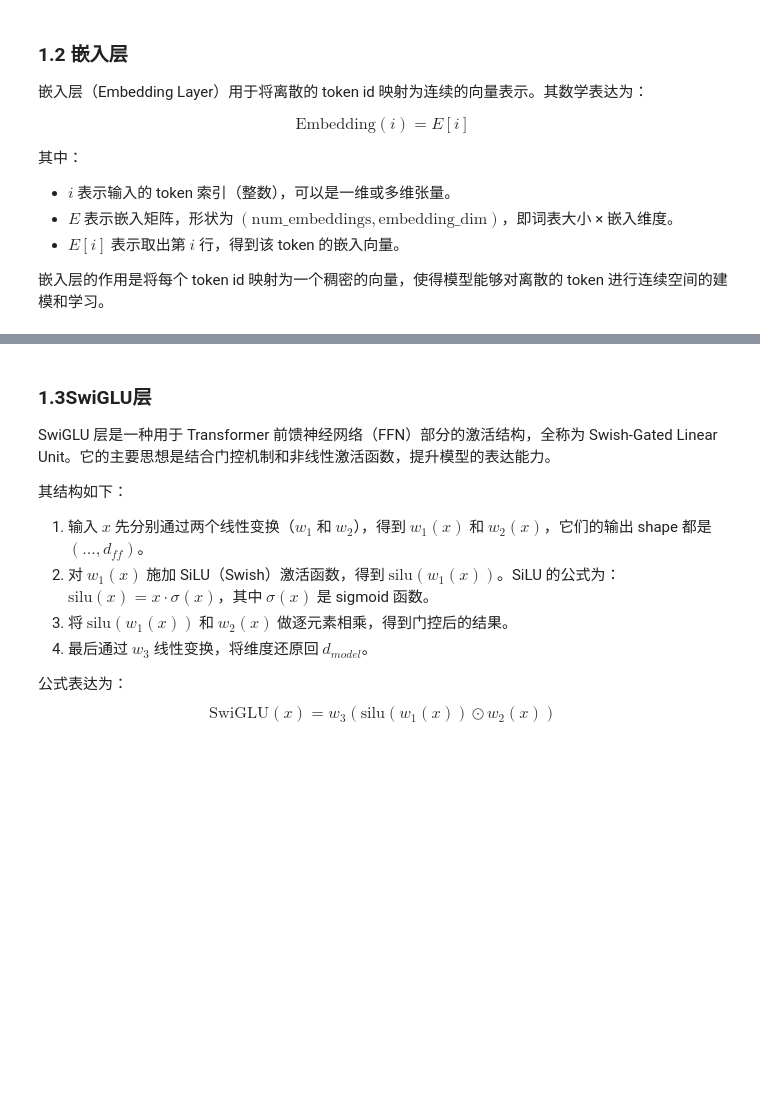
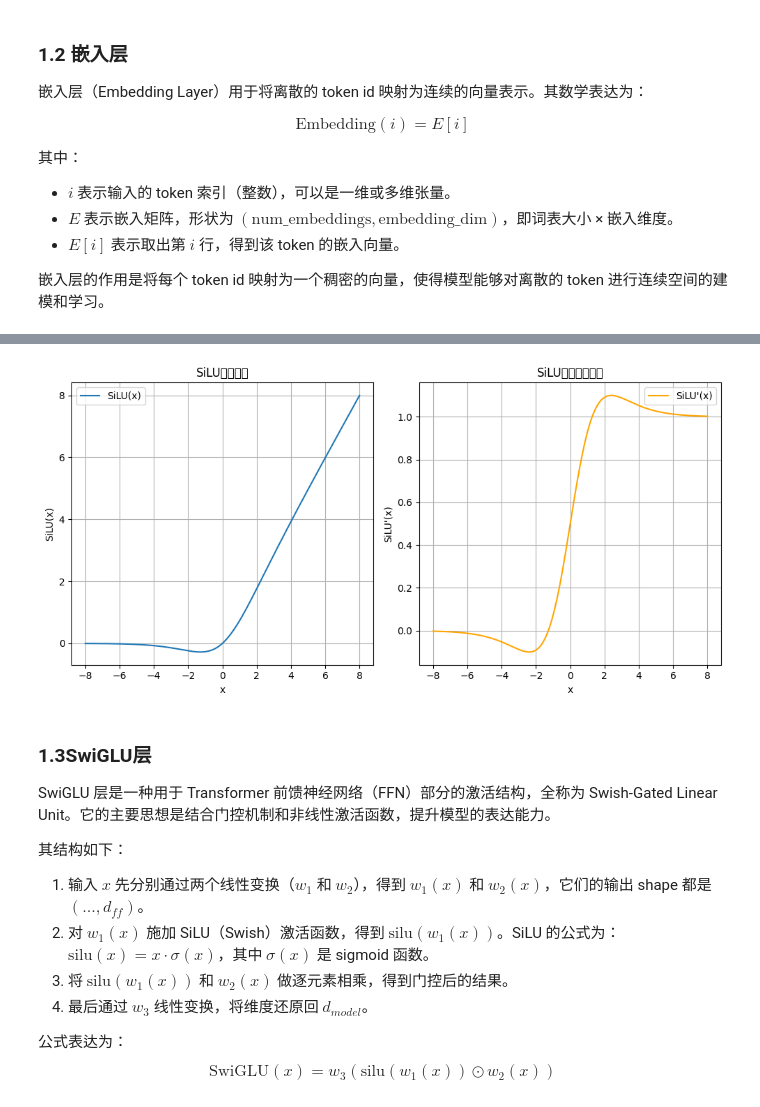
Before and after one commit to helloooooooooooooo97/cs336, a Jupyter notebook: note/1.2_transformer.ipynb, the cells around one changed output, grey strips where cells are left out. Saved outputs shown, nothing was run; the diff lists cells and outputs as text; code cells hidden in the pictures; blank space fills up the shorter version.

```diff
--- a/note/1.2_transformer.ipynb
+++ b/note/1.2_transformer.ipynb
@@ -36,3 +62,46 @@ $$
+# %%
+import matplotlib.pyplot as plt
+import numpy as np
+
+# 生成输入数据
+x = np.linspace(-8, 8, 400)
+
+# 计算SiLU函数值
+# SiLU(x) = x * sigmoid(x)
+def silu(x):
+    return x * (1 / (1 + np.exp(-x)))
+
+y = silu(x)
+
+# 计算SiLU的导数
+# SiLU(x) 的导数为: sigmoid(x) * (1 + x * (1 - sigmoid(x)))
+sigmoid_x = 1 / (1 + np.exp(-x))
+dy = sigmoid_x * (1 + x * (1 - sigmoid_x))
+
+plt.figure(figsize=(10, 5))
+
+# 绘制SiLU函数
+plt.subplot(1, 2, 1)
+plt.plot(x, y, label="SiLU(x)")
+plt.title("SiLU函数图像")
+plt.xlabel("x")
+plt.ylabel("SiLU(x)")
+plt.grid(True)
+plt.legend()
+
+# 绘制SiLU导数
+plt.subplot(1, 2, 2)
+plt.plot(x, dy, color="orange", label="SiLU'(x)")
+plt.title("SiLU函数导数图像")
+plt.xlabel("x")
+plt.ylabel("SiLU'(x)")
+plt.grid(True)
+plt.legend()
+
+plt.tight_layout()
+plt.show()
+# %% [output]
+[figure, added]
 # %% [markdown]
 ### 1.3SwiGLU层
 
```
Also changed, not shown: parts of 4 cells of this notebook, 1 other file.
